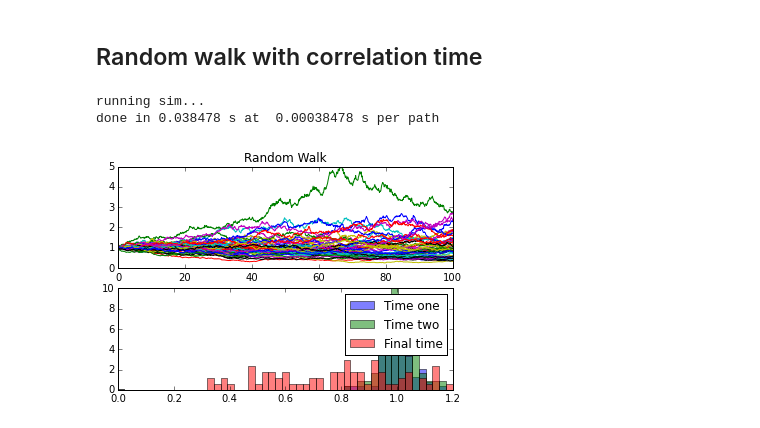
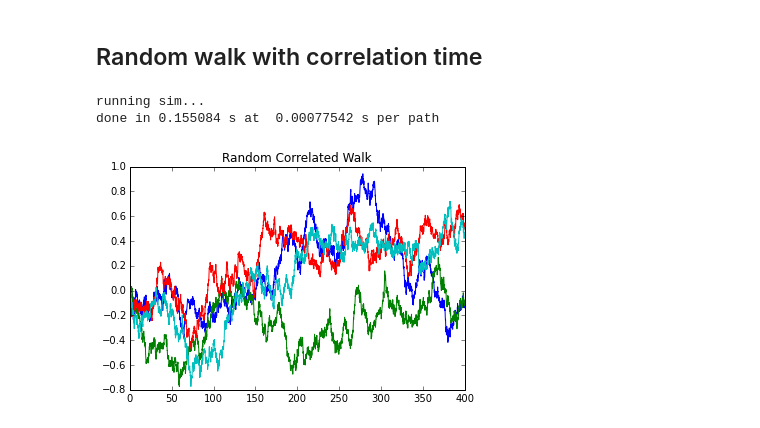
Before and after one commit to MarineLasbleis/IC_topo, a Jupyter notebook: Topography ICB - Stochastic equation.ipynb, the cells around one changed output. Drawn from its saved outputs; the diff is of its cells as text; code cells hidden in the pictures.

```diff
--- a/Topography ICB - Stochastic equation.ipynb
+++ b/Topography ICB - Stochastic equation.ipynb
@@ -29,7 +29,7 @@ Define the schemes for integration (Euler and Runge Kutta order 4)
 # %%
 class Model():
 
-    def __init__(self, seed = 31233):
+    def __init__(self, seed = 31234):
         self.name = None
         self.srng = RandomStreams(seed=seed)
         self.rv_n = None #self.srng.normal(c.shape, std=0.05)
@@ -51,6 +51,10 @@ class Model():
         self.c = T.fvector("c")
         self.rv_n = self.srng.normal(self.c.shape, std=0.05) #not a global variable
 
+    def g(self, c):
+        """ Corresponds to the function G in the Ito's equation dy = f(y,t)dt + G(y)dW """
+        raise NotImplementedError("to be defined in subclass")
+
     def evolve(self,c):
         raise NotImplementedError("to be defined in subclass")
 
@@ -61,6 +65,9 @@ class Model():
         '''
         Adapted from
         http://people.sc.fsu.edu/~jburkardt/c_src/stochastic_rk/stochastic_rk.html
+
+        Ok for solving the Ito's equation in which F and G does not depends explicitely of the time:
+        dy(x,t)/dt = F(y(x,t)) + G(y(x,t))dW(x,t)
         '''
         a21 =   2.71644396264860
         a31 = - 6.95653259006152
@@ -79,16 +86,16 @@ class Model():
         q4 =  13.36199560336697
 
         x1 = c
-        k1 = dt * self.evolve(x1) + T.sqrt(dt) * c * self.rv_n
+        k1 = dt * self.evolve(x1) + T.sqrt(dt) * self.g(c) * self.rv_n
 
         x2 = x1 + a21 * k1
-        k2 = dt * self.evolve(x2) + T.sqrt(dt) * c * self.rv_n
+        k2 = dt * self.evolve(x2) + T.sqrt(dt) * self.g(c) * self.rv_n
 
         x3 = x1 + a31 * k1 + a32 * k2
-        k3 = dt * self.evolve(x3) + T.sqrt(dt) * c * self.rv_n
+        k3 = dt * self.evolve(x3) + T.sqrt(dt) * self.g(c) * self.rv_n
 
         x4 = x1 + a41 * k1 + a42 * k2
-        k4 = dt * self.evolve(x4) + T.sqrt(dt) * c * self.rv_n
+        k4 = dt * self.evolve(x4) + T.sqrt(dt) * self.g(c) * self.rv_n
 
         return T.cast(x1 + a51 * k1 + a52 * k2 + a53 * k3 + a54 * k4, 'float32')
 
@@ -120,15 +127,19 @@ class Model():
 
         self.cout = cout
 
-    def plot_series(self):
+    def plot_series(self, N=50):
 
         downsample_factor_t = int(0.1/self.dt0) #always show 10 points per time unit
-        downsample_factor_p = int(self.num_samples/50)
+        downsample_factor_p = int(self.num_samples/N)
         x = np.linspace(0, self.total_time, int(self.total_steps/downsample_factor_t))
-        plt.subplot(211)
+        plt.subplot()
         plt.title(self.name)
         plt.plot(x, self.cout[::downsample_factor_t, ::downsample_factor_p])
-        plt.subplot(212)
+
+    def plot_histo(self):
+
+        plt.subplot()
+        plt.title(self.name)
         bins = np.linspace(0, 1.2, 50)
         plt.hist(self.cout[int(1/self.dt0)], bins, alpha = 0.5,
                     normed=True, histtype='bar',
@@ -140,7 +151,6 @@ class Model():
                     normed=True, histtype='bar',
                     label=['Final time'])
         plt.legend()
-        plt.show()
 # %%
 class BistableGenetic(Model):
 
@@ -218,4 +234,6 @@ class RandomCorrelatedWalk(Model):
         self.tau = tau
     def evolve(self,c):
         return -c/tau
+    def g(self,c):
+        return 1.
 # %%
@@ -227,9 +245,9 @@ tau=100.
 model = RandomCorrelatedWalk(tau)
 model.init_run(num_samples, dt0, total_time, c_initial_value)
 # %%
-model_run.run()
-model_run.plot_series()# run the simulation
+model.run()
+model.plot_series(N=3)# run the simulation
 # %% [output]
 running sim...
-done in 0.038478 s at  0.00038478 s per path
+done in 0.155084 s at  0.00077542 s per path
-[figure, old version]
+[figure, new version]
```
Also changed, not shown: parts of 6 cells of this notebook, 1 other file.
